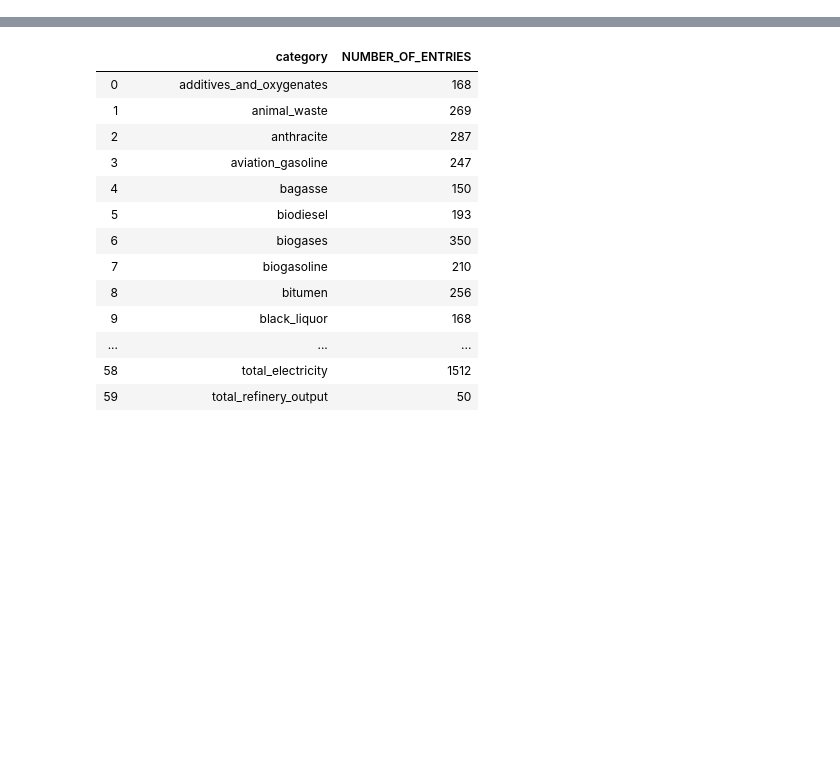
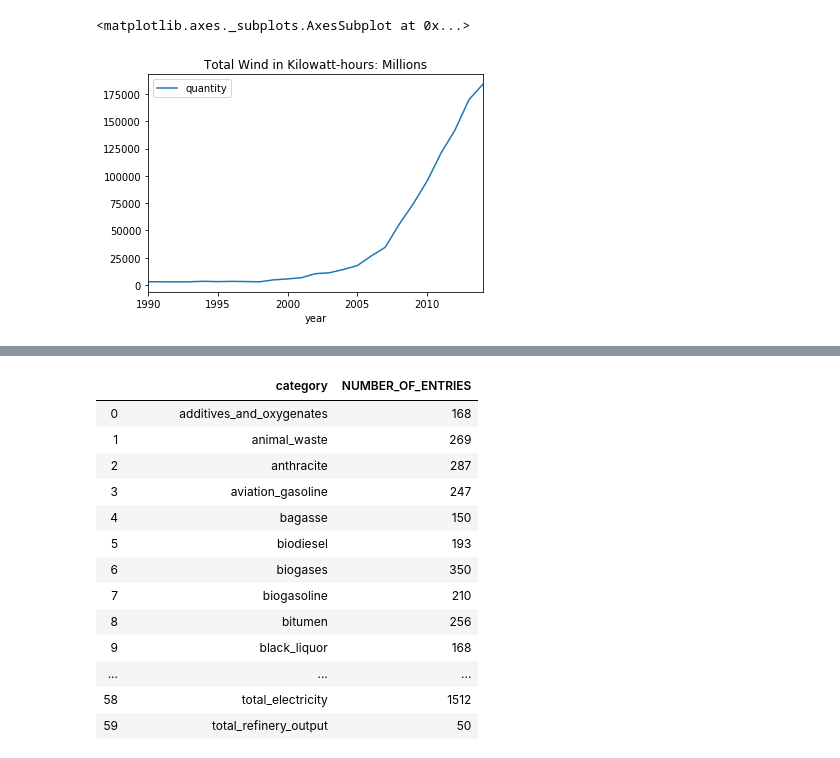
Before and after one commit to Bourbonplaytime/Renewable_energy, a Jupyter notebook: Renewable_energy.ipynb, the cells around one changed output, grey strips where cells are left out. Saved outputs shown, nothing was run; the diff lists cells and outputs as text; code cells hidden in the pictures; blank space fills up the shorter version.

Commit message:
Reintroduced matplotlib plots in addition to plotly which I found github does not support

```diff
--- a/Renewable_energy.ipynb
+++ b/Renewable_energy.ipynb
@@ -50,3 +50,8 @@ wind_results.head(3)
 | 0 | 19822 | United States | Electricity - total wind production | 2014 | Kilowatt-hours, million | 183892.0 | None | ... |
 | 1 | 19823 | United States | Electricity - total wind production | 2013 | Kilowatt-hours, million | 169713.0 | None | ... |
 | 2 | 19824 | United States | Electricity - total wind production | 2012 | Kilowatt-hours, million | 141922.0 | None | ... |
+# %%
+wind_results.plot(x='year', y='quantity', title='Total Wind in Kilowatt-hours: Millions')
+# %% [output]
+<matplotlib.axes._subplots.AxesSubplot at 0x...>
+[figure, added]
```
Also changed, not shown: parts of 15 cells of this notebook.
